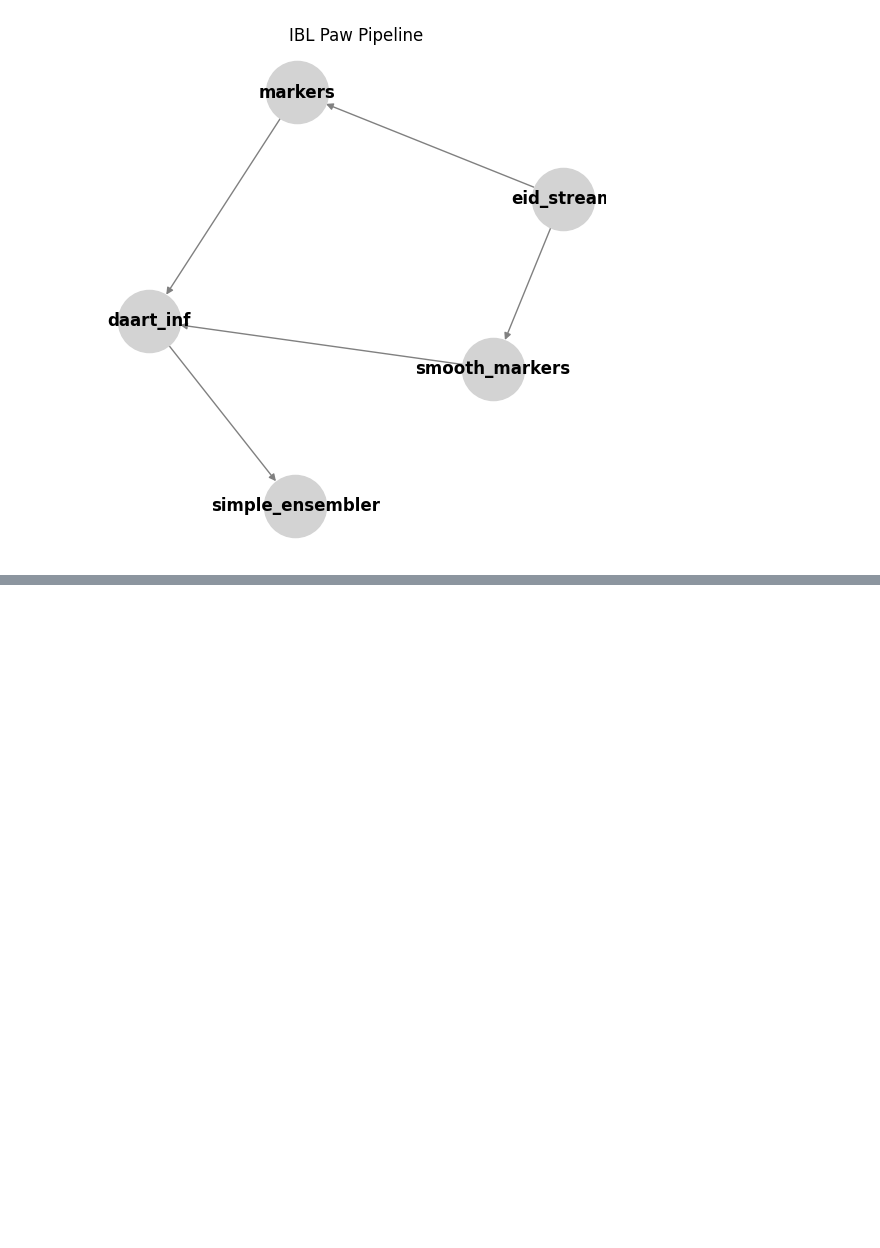
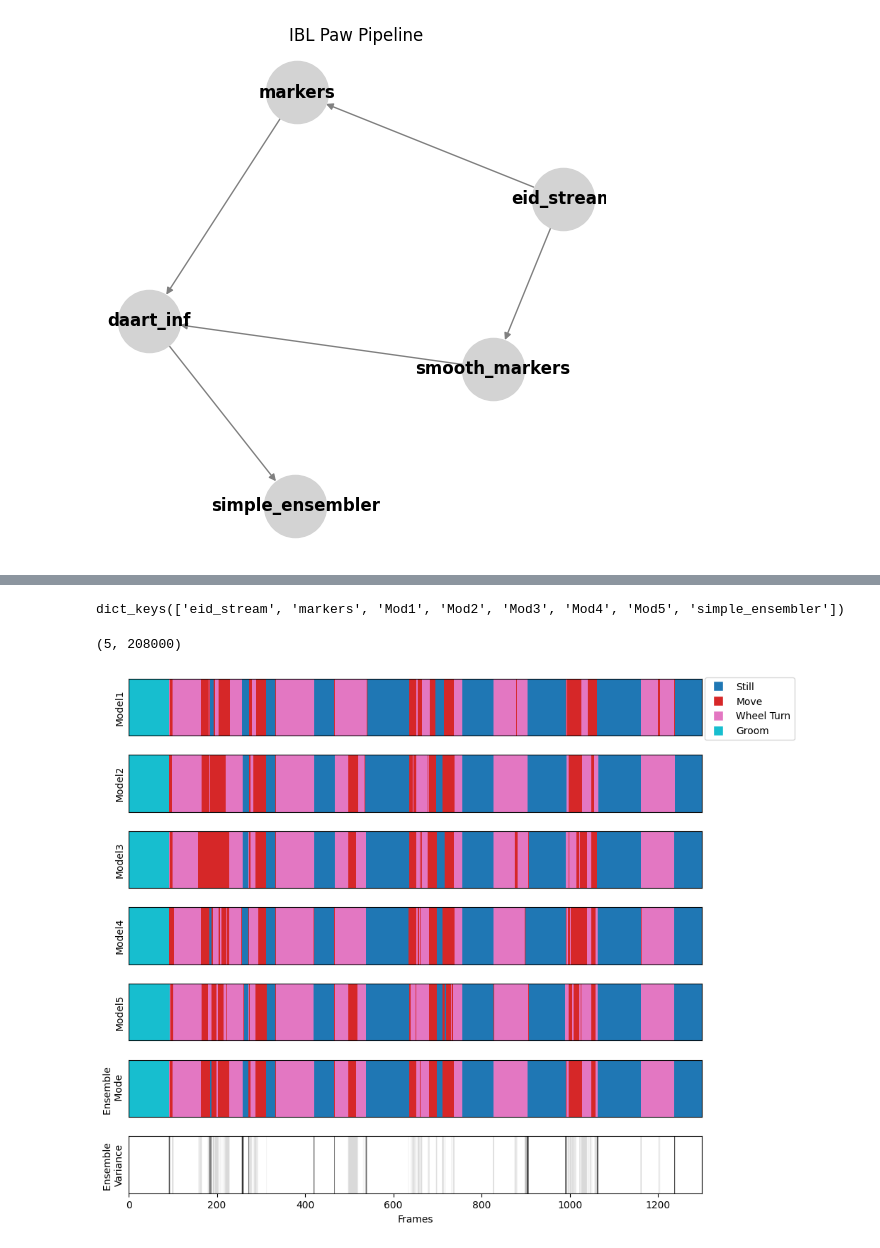
Before and after one commit to rgs2151/plumber, a Jupyter notebook: tester.ipynb, the cells around one changed output, grey strips where cells are left out. Saved outputs shown, nothing was run; the diff lists cells and outputs as text; code cells hidden in the pictures; blank space fills up the shorter version.

```diff
--- a/tester.ipynb
+++ b/tester.ipynb
@@ -66,0 +114,64 @@ PL.plot(title="IBL Paw Pipeline", figsize=(5, 5), dpi=100)
+# %%
+data = input_stream.data
+data.keys()
+# %% [output]
+dict_keys(['eid_stream', 'markers', 'Mod1', 'Mod2', 'Mod3', 'Mod4', 'Mod5', 'simple_ensembler'])
+# %%
+o_predictions = np.array([data["Mod1"], data["Mod2"], data["Mod3"], data["Mod4"], data["Mod5"]])
+o_predictions.shape
+# %% [output]
+(5, 208000)
+# %%
+predictions = o_predictions[:,700:2000]
+
+# Calculate the ensemble mode for each frame across the models
+ensemble_mode = stats.mode(predictions, axis=0).mode.flatten()
+
+# Calculate variance for each frame across the models
+ensemble_variance = np.var(predictions, axis=0)
+
+
+# Correct approach: using numerical values mapped to colors directly in the image plot
+# Transforming predictions and ensemble mode to numerical color indices
+
+# Map classes to numbers for image plot
+color_map = {1: 0, 2: 1, 3: 2, 4: 3}
+predictions_numeric = np.vectorize(color_map.get)(predictions)
+ensemble_mode_numeric = np.vectorize(color_map.get)(ensemble_mode)
+
+# Define a color palette for the 4 classes
+cmap = plt.get_cmap('tab10', 4)
+
+fig, axes = plt.subplots(7, 1, figsize=(10, 8), gridspec_kw={'height_ratios': [1, 1, 1, 1, 1, 1, 1]})
+
+# Plot each model's predictions as a continuous color block
+for i in range(5):
+    axes[i].imshow(predictions_numeric[i].reshape(1, -1), aspect='auto', cmap=cmap, vmin=0, vmax=3)
+    # axes[i].axis('off')
+    axes[i].set_ylabel(f"Model{i+1}")
+    axes[i].tick_params(left=False, labelleft=False, bottom=False, labelbottom=False)  # Hide y-axis ticks for
+
+# Plot the ensemble mode as a continuous color block
+axes[5].imshow(ensemble_mode_numeric.reshape(1, -1), aspect='auto', cmap=cmap, vmin=0, vmax=3)
+# axes[5].axis('off')
+axes[5].set_ylabel("Ensemble \n Mode")
+axes[5].tick_params(left=False, labelleft=False, bottom=False, labelbottom=False)  # Hide y-axis ticks for a clean look
+
+# Plot the ensemble variance as a continuous grayscale block to match format
+axes[6].imshow(ensemble_variance.reshape(1, -1), aspect='auto', cmap='Greys')
+axes[6].set_ylabel("Ensemble \nVariance")
+axes[6].set_xlabel("Frames")
+axes[6].tick_params(left=False, labelleft=False)  # Hide y-axis ticks for a clean look
+
+# Add the legend
+legend_elements = [plt.Line2D([0], [0], marker='s', color='w', markerfacecolor=cmap(0), label='Still', markersize=10),
+                   plt.Line2D([0], [0], marker='s', color='w', markerfacecolor=cmap(1), label='Move', markersize=10),
+                   plt.Line2D([0], [0], marker='s', color='w', markerfacecolor=cmap(2), label='Wheel Turn', markersize=10),
+                   plt.Line2D([0], [0], marker='s', color='w', markerfacecolor=cmap(3), label='Groom', markersize=10)]
+
+axes[0].legend(handles=legend_elements, loc='upper right', bbox_to_anchor=(1.17, 1.1))
+
+plt.tight_layout()
+plt.show()
+# %% [output]
+[figure, added]
```
Also changed, not shown: parts of 5 cells of this notebook, 2 other files.
